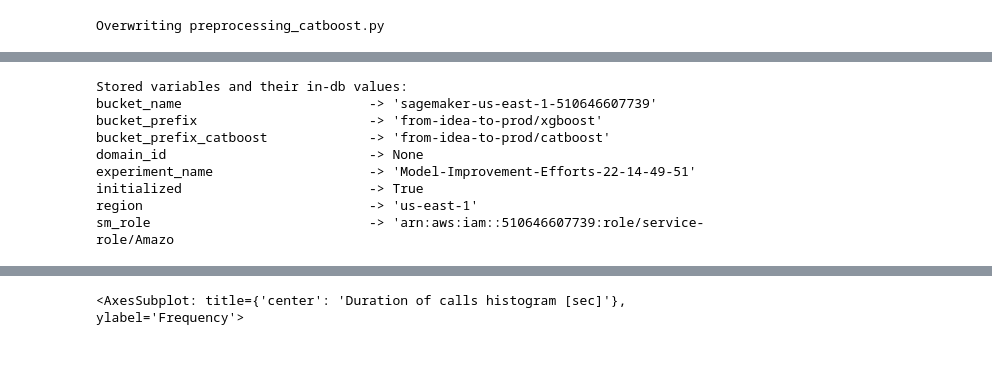
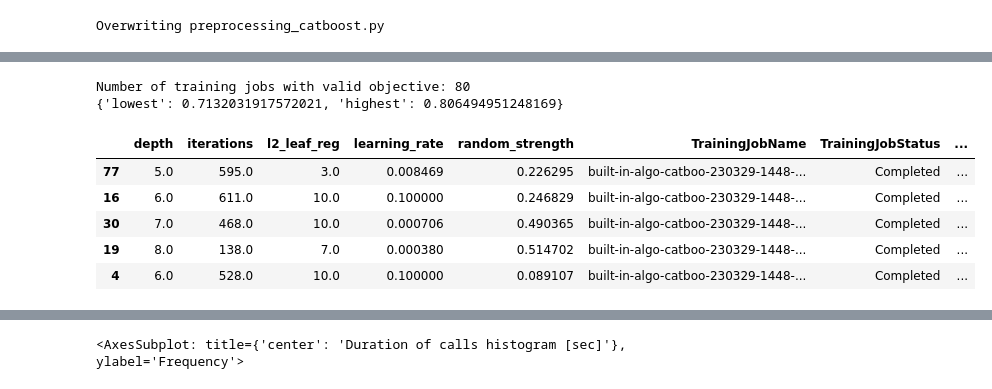
Before and after one commit to philikai/amazon-sagemaker-from-idea-to-production, a Jupyter notebook: additional-topics/A-B-testing.ipynb, the cells around one changed output, grey strips where cells are left out. Cells and saved outputs as stored; diff of their text form; code cells hidden in the pictures; blank space fills up the shorter version.

```diff
--- a/additional-topics/A-B-testing.ipynb
+++ b/additional-topics/A-B-testing.ipynb
@@ -203,6 +271,10 @@ if __name__=="__main__":
     educationMapping = {'illiterate':0, 'basic.4y':1, 'basic.6y':1, 'basic.9y':2,
                         'high.school':3,'professional.course':4, 'university.degree':5,
                         'unknown':-999}
+    jobMapping = {'unemployed':0, 'student':1, 'housemaid':1, 'services':2,
+                        'blue-collar':3,'technician':3, 'retired':3, 'self-employed':4,'management':5,  'entrepreneur':6,
+                        'unknown':-999}
+    maritalMapping = {'single':0, 'married':1, 'divorced':2,'unknown':-999}
     dayMapping = {'mon':1, 'tue':2, 'wed':3, 'thu':4, 'fri':5}
     monthMapping = {'jan': 1, 'feb': 2, 'mar':3, 'apr':4, 'may':5, 'jun':6, 'jul':7, 'aug':8, 'sep':9, 'oct':10, 'nov':11, 'dec':12}
     defaultMapping = {"no":0,"yes":1,"unknown":-999}
@@ -221,7 +293,10 @@ if __name__=="__main__":
     df['loan'] = df['loan'].map(loanMapping)
     df['poutcome'] = df['poutcome'].map(poutcomeMapping)
     df['contact'] = df['contact'].map(contactMapping)
+    df['job'] = df['job'].map(jobMapping)
+    df['marital'] = df['marital'].map(maritalMapping)
     df.drop('duration', axis = 1, inplace = True)
+    df=df.fillna(-999)
 
     # reordering the columns
     cols = df.columns.tolist()
@@ -446,0 +548,16 @@ NameError: name 'estimator' is not defined
+# %%
+# run this cell to check current status of hyperparameter tuning job
+tuning_job_result = boto3.client("sagemaker").describe_hyper_parameter_tuning_job(
+    HyperParameterTuningJobName=tuner.latest_tuning_job.job_name
+)
+
+status = tuning_job_result["HyperParameterTuningJobStatus"]
+if status != "Completed":
+    print("Reminder: the tuning job has not been completed.")
+
+job_count = tuning_job_result["TrainingJobStatusCounters"]["Completed"]
+print("%d training jobs have completed" % job_count)
+
+objective = tuning_job_result["HyperParameterTuningJobConfig"]["HyperParameterTuningJobObjective"]
+is_minimize = objective["Type"] != "Maximize"
+objective_name = objective["MetricName"]
@@ -447,11 +590,27 @@ NameError: name 'estimator' is not defined
 # %%
+tuner_job_name="built-in-algo-catboo-230329-1448"
+
+tuner = sagemaker.HyperparameterTuningJobAnalytics(tuner_job_name)
+
+full_df = tuner.dataframe()
+
+if len(full_df) > 0:
+    df = full_df[full_df["FinalObjectiveValue"] > -float("inf")]
+    if len(df) > 0:
+        df = df.sort_values("FinalObjectiveValue", ascending=is_minimize)
+        print("Number of training jobs with valid objective: %d" % len(df))
+        print({"lowest": min(df["FinalObjectiveValue"]), "highest": max(df["FinalObjectiveValue"])})
+        pd.set_option("display.max_colwidth", None)  # Don't truncate TrainingJobName
+    else:
+        print("No training jobs have reported valid results yet.")
+
+df.head()
 # %% [output]
-Stored variables and their in-db values:
-bucket_name                        -> 'sagemaker-us-east-1-510646607739'
-bucket_prefix                      -> 'from-idea-to-prod/xgboost'
-bucket_prefix_catboost             -> 'from-idea-to-prod/catboost'
-domain_id                          -> None
-experiment_name                    -> 'Model-Improvement-Efforts-22-14-49-51'
-initialized                        -> True
-region                             -> 'us-east-1'
-sm_role                            -> 'arn:aws:iam::510646607739:role/service-role/Amazo
+Number of training jobs with valid objective: 80
+{'lowest': 0.7132031917572021, 'highest': 0.806494951248169}
+|  | depth | iterations | l2_leaf_reg | learning_rate | random_strength | TrainingJobName | TrainingJobStatus | ... |
+| 77 | 5.0 | 595.0 | 3.0 | 0.008469 | 0.226295 | built-in-algo-catboo-230329-1448-... | Completed | ... |
+| 16 | 6.0 | 611.0 | 10.0 | 0.100000 | 0.246829 | built-in-algo-catboo-230329-1448-... | Completed | ... |
+| 30 | 7.0 | 468.0 | 10.0 | 0.000706 | 0.490365 | built-in-algo-catboo-230329-1448-... | Completed | ... |
+| 19 | 8.0 | 138.0 | 7.0 | 0.000380 | 0.514702 | built-in-algo-catboo-230329-1448-... | Completed | ... |
+| 4 | 6.0 | 528.0 | 10.0 | 0.100000 | 0.089107 | built-in-algo-catboo-230329-1448-... | Completed | ... |
```
Also changed, not shown: parts of 22 cells of this notebook, 1 other file.
